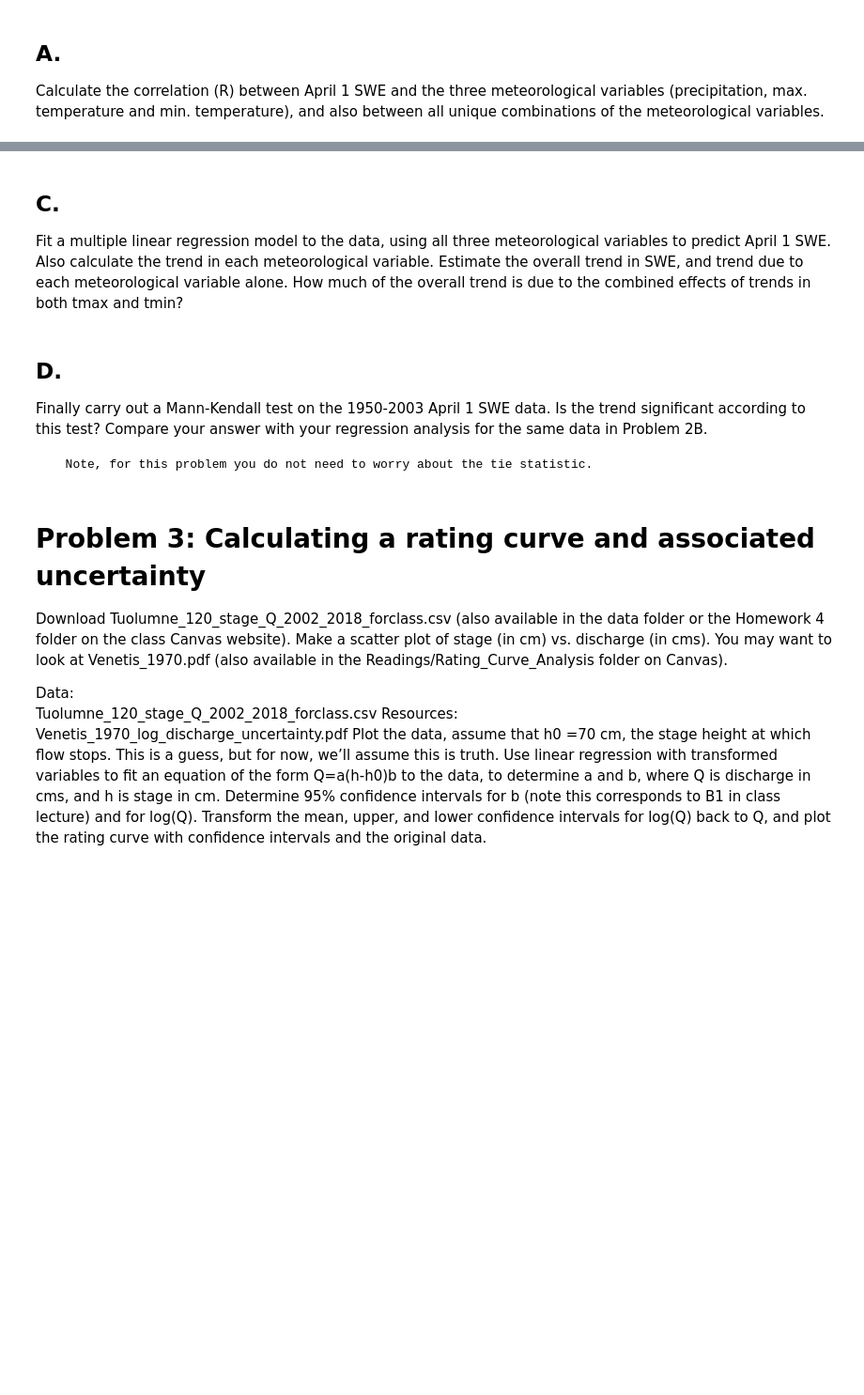
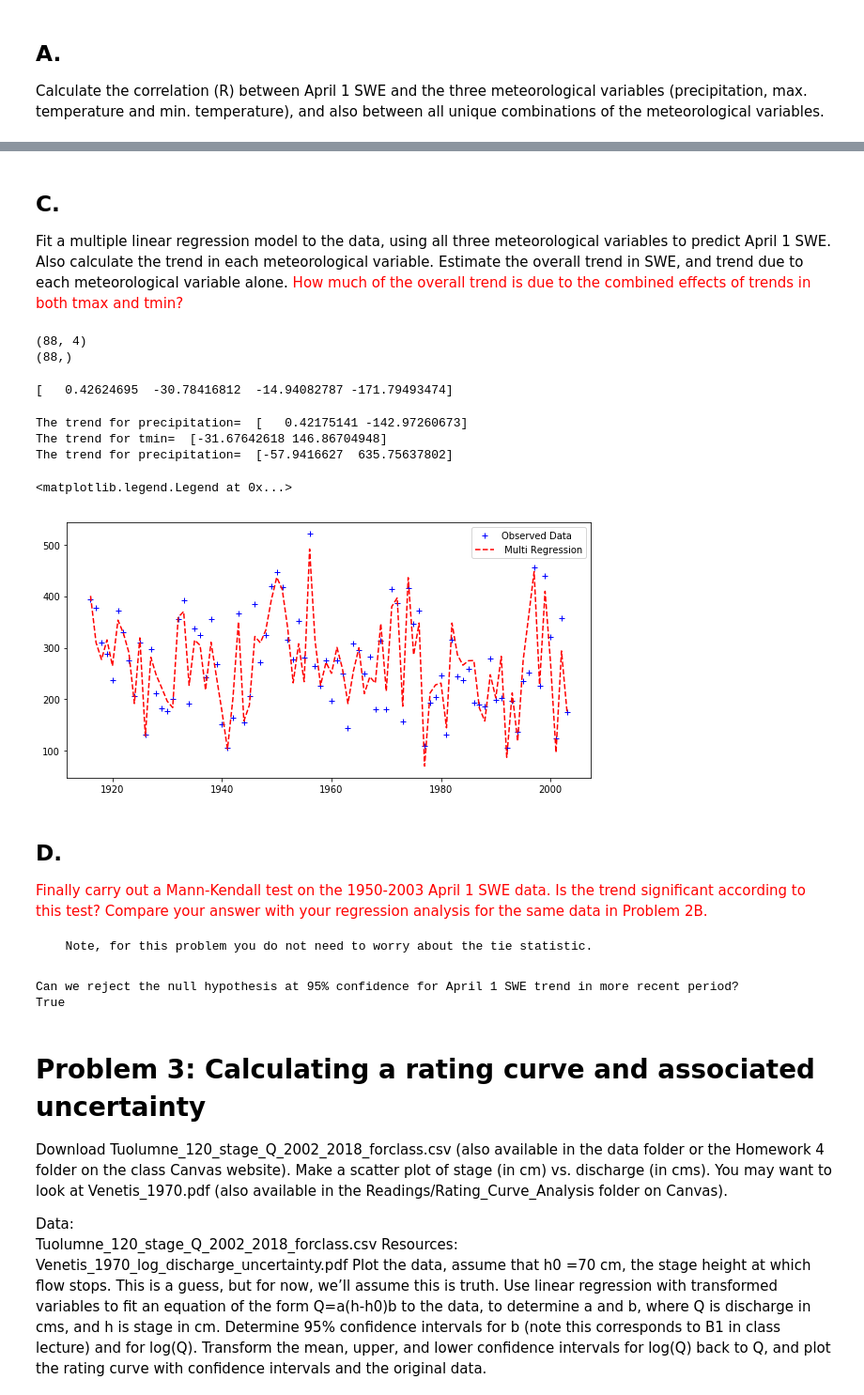
Before and after one commit to AzusaSayuri/UW-Data-analysis, a Jupyter notebook: HW4/Assignment 4 Ximin Hu.ipynb, the cells around one changed output, grey strips where cells are left out. Shown at 94% size. Drawn from its saved outputs; the diff is of its cells as text; code cells hidden in the pictures; blank space fills up the shorter version.

```diff
--- a/HW4/Assignment 4 Ximin Hu.ipynb
+++ b/HW4/Assignment 4 Ximin Hu.ipynb
@@ -194,4 +228,4 @@ Calculate the autocorrelation in precipitation, maximum temperature and minimum
 # %% [markdown]
 ## C.
 
-Fit a multiple linear regression model to the data, using all three meteorological variables to predict April 1 SWE. Also calculate the trend in each meteorological variable. Estimate the overall trend in SWE, and trend due to each meteorological variable alone. How much of the overall trend is due to the combined effects of trends in both tmax and tmin?
+Fit a multiple linear regression model to the data, using all three meteorological variables to predict April 1 SWE. Also calculate the trend in each meteorological variable. Estimate the overall trend in SWE, and trend due to each meteorological variable alone.<font color = 'red'> How much of the overall trend is due to the combined effects of trends in both tmax and tmin?
@@ -198,9 +234,76 @@ Fit a multiple linear regression model to the data, using all three meteorologic
+# %%
+Xmulti = np.array([df_cas['precip'],
+                   df_cas['tmin'],
+                   df_cas['tmax'],
+                   np.ones_like(df_cas['precip'])]).T
+print(Xmulti.shape)
+print(df_cas['SWE'].shape)
+# %% [output]
+(88, 4)
+(88,)
+# %%
+B, res, rnk, s = lstsq(Xmulti, df_cas['SWE'])
+print(B)
+# %% [output]
+[   0.42624695  -30.78416812  -14.94082787 -171.79493474]
+# %%
+plt.figure(figsize=(10,5))
+plt.plot(df_cas['year'],df_cas['SWE'],'b+', label='Observed Data');
+plt.plot(df_cas['year'],Xmulti.dot(B),'r--', label=' Multi Regression')
+
+#Trend for precip
+n = df_cas['year'].size
+Bv2 = np.polyfit(df_cas['precip'],df_cas['SWE'],1)
+print('The trend for precipitation= ', Bv2)
+
+x = np.linspace(np.min(df_cas['year']), np.max(df_cas['year']),n)
+y = Bv2[1] + Bv2[0]*x
+
+#plt.plot(x,y,'k--',label='Linear Regression');
+
+#Trend for tmin
+n = df_cas['year'].size
+Bv2 = np.polyfit(df_cas['tmin'],df_cas['SWE'],1)
+print('The trend for tmin= ', Bv2)
+
+x = np.linspace(np.min(df_cas['year']), np.max(df_cas['year']),n)
+y = Bv2[1] + Bv2[0]*x
+
+#plt.plot(x,y,'b--',label='Linear Regression');
+
+#Trend for tmax
+n = df_cas['year'].size
+Bv2 = np.polyfit(df_cas['tmax'],df_cas['SWE'],1)
+print('The trend for precipitation= ', Bv2)
+
+x = np.linspace(np.min(df_cas['year']), np.max(df_cas['year']),n)
+y = Bv2[1] + Bv2[0]*x
+
+#plt.plot(x,y,'g--',label='Linear Regression');
+
+plt.legend()
+# %% [output]
+The trend for precipitation=  [   0.42175141 -142.97260673]
+The trend for tmin=  [-31.67642618 146.86704948]
+The trend for precipitation=  [-57.9416627  635.75637802]
+<matplotlib.legend.Legend at 0x...>
+[figure, added]
 # %% [markdown]
 ## D.
 
-Finally carry out a Mann-Kendall test on the 1950-2003 April 1 SWE data. Is the trend significant according to this test? Compare your answer with your regression analysis for the same data in Problem 2B.
+<font color = 'red'>Finally carry out a Mann-Kendall test on the 1950-2003 April 1 SWE data. Is the trend significant according to this test? Compare your answer with your regression analysis for the same data in Problem 2B.
 
       Note, for this problem you do not need to worry about the tie statistic.
+# %%
+#Analysis on the trend for the recent period
+
+alpha = 0.05
+
+H, p_value = mann_kendall(df_rec['SWE'],alpha)
+print('Can we reject the null hypothesis at 95% confidence for April 1 SWE trend in more recent period?\n{}\n'.format(H))
+# %% [output]
+Can we reject the null hypothesis at 95% confidence for April 1 SWE trend in more recent period?
+True
 # %% [markdown]
 # Problem 3: Calculating a rating curve and associated uncertainty
 
```
Also changed, not shown: parts of 17 cells of this notebook, 1 other file.
